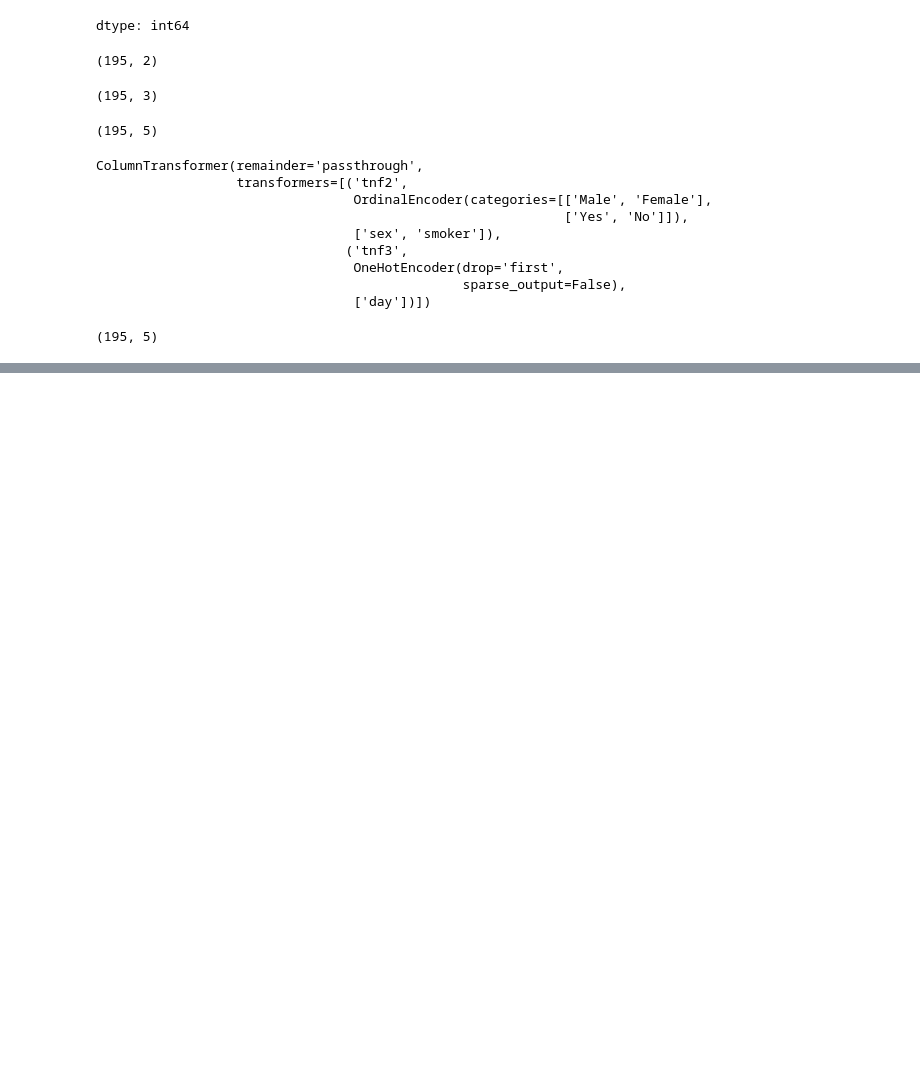
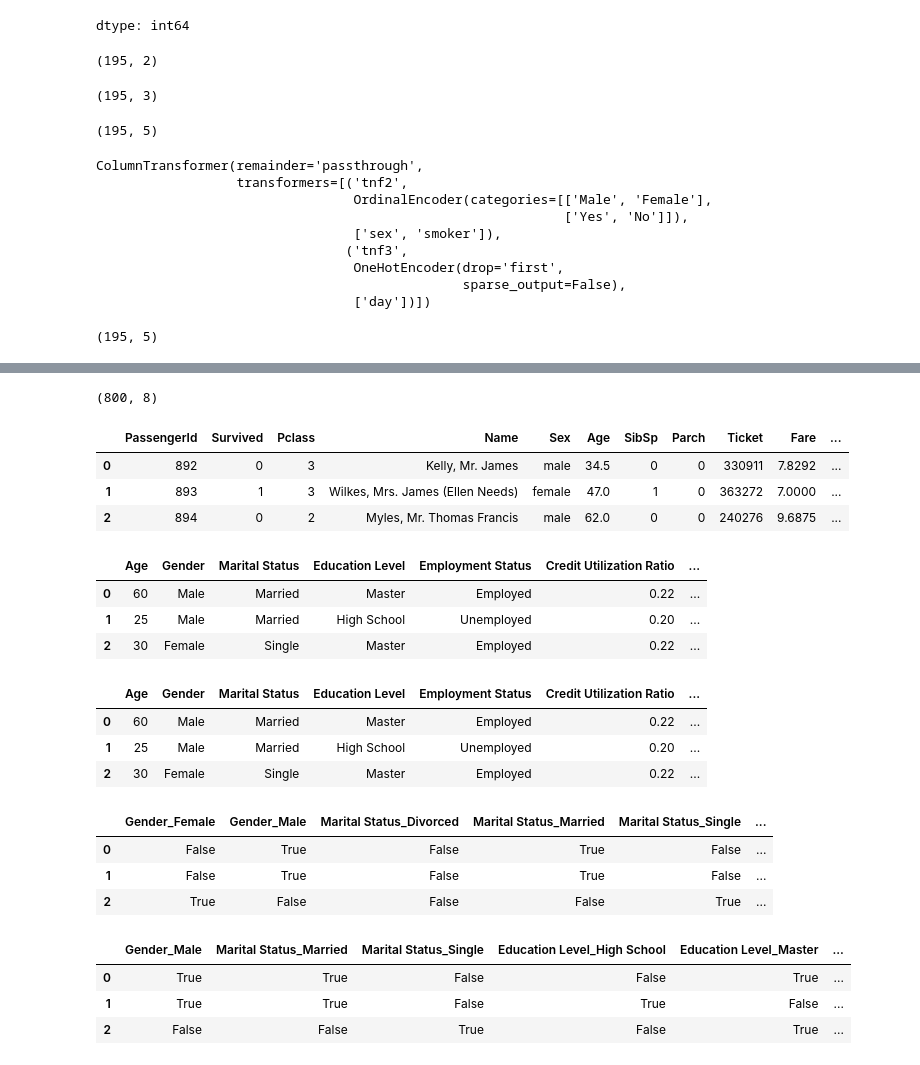
Before and after one commit to Divyanshpanchal960/python, a Jupyter notebook: practice_on_tipps_of_column_transform_.ipynb, the cells around one changed output, grey strips where cells are left out. Saved outputs shown, nothing was run; the diff lists cells and outputs as text; code cells hidden in the pictures; blank space fills up the shorter version.

```diff
--- a/practice_on_tipps_of_column_transform_.ipynb
+++ b/practice_on_tipps_of_column_transform_.ipynb
@@ -102,0 +189,28 @@ Transformer.fit_transform(x_train).shape
+# %%
+Transformer.fit_transform(x_train).shape
+# %% [output]
+(800, 8)
+# %%
+df=pd.read_csv("")
+df.head(3)
+# %% [output]
+|  | PassengerId | Survived | Pclass | Name | Sex | Age | SibSp | Parch | Ticket | Fare | ... |
+| 0 | 892 | 0 | 3 | Kelly, Mr. James | male | 34.5 | 0 | 0 | 330911 | 7.8292 | ... |
+| 1 | 893 | 1 | 3 | Wilkes, Mrs. James (Ellen Needs) | female | 47.0 | 1 | 0 | 363272 | 7.0000 | ... |
+| 2 | 894 | 0 | 2 | Myles, Mr. Thomas Francis | male | 62.0 | 0 | 0 | 240276 | 9.6875 | ... |
+# %%
+df=pd.read_csv("/content/credit_scoring - credit_scoring.csv")
+df.head(3)
+# %% [output]
+|  | Age | Gender | Marital Status | Education Level | Employment Status | Credit Utilization Ratio | ... |
+| 0 | 60 | Male | Married | Master | Employed | 0.22 | ... |
+| 1 | 25 | Male | Married | High School | Unemployed | 0.20 | ... |
+| 2 | 30 | Female | Single | Master | Employed | 0.22 | ... |
+# %%
+df.dropna()
+df.head(3)
+# %% [output]
+|  | Age | Gender | Marital Status | Education Level | Employment Status | Credit Utilization Ratio | ... |
+| 0 | 60 | Male | Married | Master | Employed | 0.22 | ... |
+| 1 | 25 | Male | Married | High School | Unemployed | 0.20 | ... |
+| 2 | 30 | Female | Single | Master | Employed | 0.22 | ... |
@@ -102,0 +221,7 @@ Transformer.fit_transform(x_train).shape
+# %%
+df1.head(3)
+# %% [output]
+|  | Gender_Female | Gender_Male | Marital Status_Divorced | Marital Status_Married | Marital Status_Single | ... |
+| 0 | False | True | False | True | False | ... |
+| 1 | False | True | False | True | False | ... |
+| 2 | True | False | False | False | True | ... |
@@ -102,0 +230,7 @@ Transformer.fit_transform(x_train).shape
+# %%
+a.head(3)
+# %% [output]
+|  | Gender_Male | Marital Status_Married | Marital Status_Single | Education Level_High School | Education Level_Master | ... |
+| 0 | True | True | False | False | True | ... |
+| 1 | True | True | False | True | False | ... |
+| 2 | False | False | True | False | True | ... |
```
Also changed, not shown: parts of 20 cells of this notebook.
